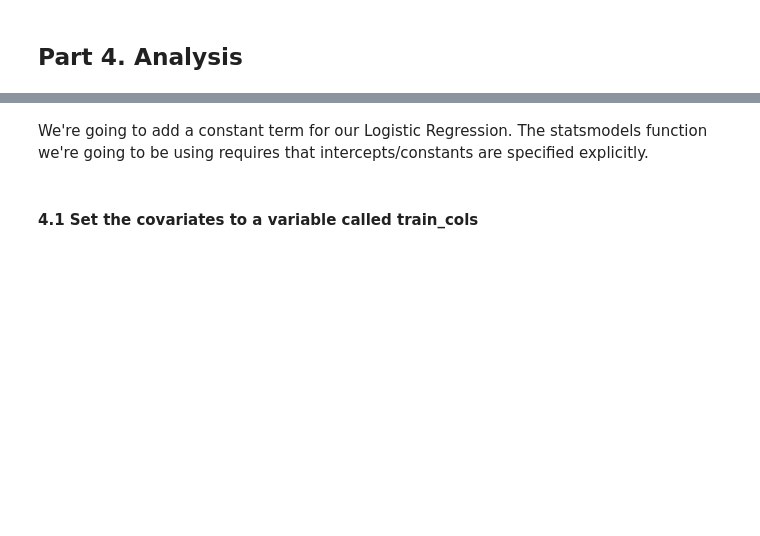
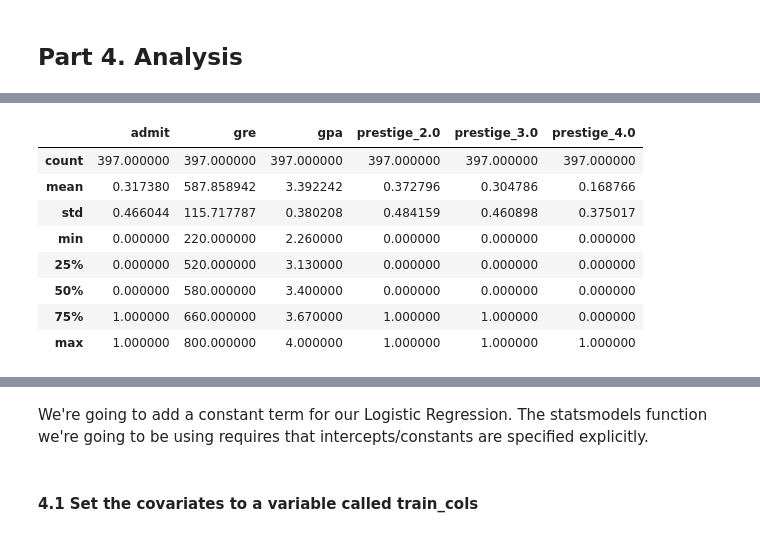
Before and after one commit to jmcelderry/jmcelderry, a Jupyter notebook: projects/unit-projects/project-3/starter-code/project3-starter.ipynb, the cells around one changed output, grey strips where cells are left out. Cells and saved outputs as stored; diff of their text form; code cells hidden in the pictures; blank space fills up the shorter version.

```diff
--- a/projects/unit-projects/project-3/starter-code/project3-starter.ipynb
+++ b/projects/unit-projects/project-3/starter-code/project3-starter.ipynb
@@ -140,0 +195,14 @@ print data.head()
+# %%
+# I'd like to see some summary statistics of the dataframe, so I can understand the data better
+
+data.describe()
+# %% [output]
+|  | admit | gre | gpa | prestige_2.0 | prestige_3.0 | prestige_4.0 |
+| count | 397.000000 | 397.000000 | 397.000000 | 397.000000 | 397.000000 | 397.000000 |
+| mean | 0.317380 | 587.858942 | 3.392242 | 0.372796 | 0.304786 | 0.168766 |
+| std | 0.466044 | 115.717787 | 0.380208 | 0.484159 | 0.460898 | 0.375017 |
+| min | 0.000000 | 220.000000 | 2.260000 | 0.000000 | 0.000000 | 0.000000 |
+| 25% | 0.000000 | 520.000000 | 3.130000 | 0.000000 | 0.000000 | 0.000000 |
+| 50% | 0.000000 | 580.000000 | 3.400000 | 0.000000 | 0.000000 | 0.000000 |
+| 75% | 1.000000 | 660.000000 | 3.670000 | 1.000000 | 1.000000 | 0.000000 |
+| max | 1.000000 | 800.000000 | 4.000000 | 1.000000 | 1.000000 | 1.000000 |
```
Also changed, not shown: parts of 48 cells of this notebook, 3 other files.
